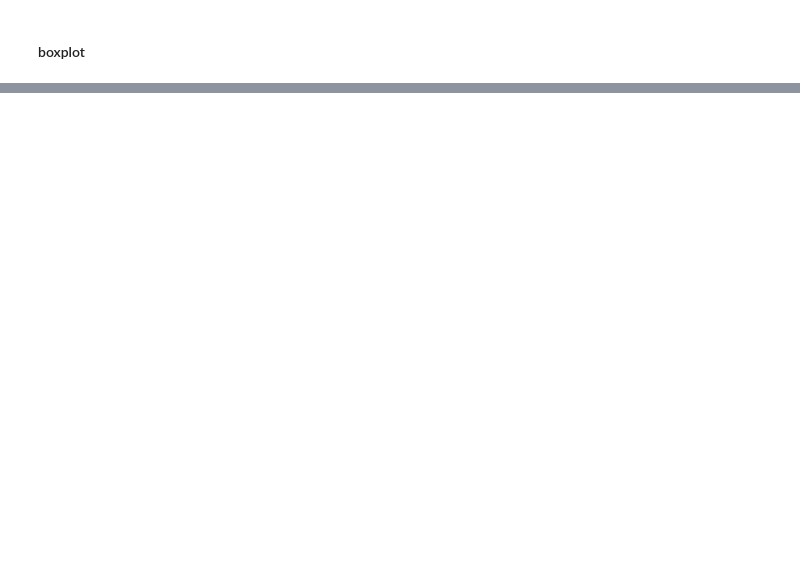
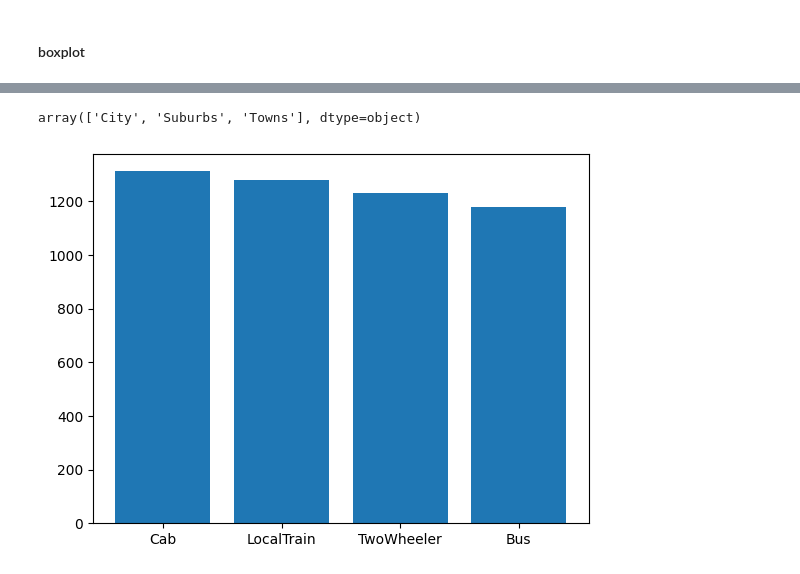
Before and after one commit to realshubhamraut/CDAC-DBDA-coursework, a Jupyter notebook: 08.advanced-analytics-stats/classfiles/day_6_inferential_stats.ipynb, the cells around one changed output, grey strips where cells are left out. Drawn from its saved outputs; the diff is of its cells as text; code cells hidden in the pictures; blank space fills up the shorter version.

```diff
--- a/08.advanced-analytics-stats/classfiles/day_6_inferential_stats.ipynb
+++ b/08.advanced-analytics-stats/classfiles/day_6_inferential_stats.ipynb
@@ -35,0 +118,2 @@ $$
+# %%
+df = pd.read_excel('data/Travel.xlsx')
@@ -35,0 +129,10 @@ $$
+# %%
+np.unique(df.Location)
+# %% [output]
+array(['City', 'Suburbs', 'Towns'], dtype=object)
+# %%
+s1 = df.TransportMode.value_counts()
+plt.bar(s1.index, s1.values)
+plt.show()
+# %% [output]
+[figure, added]
```
Also changed, not shown: parts of 43 cells of this notebook, 4 other files.
